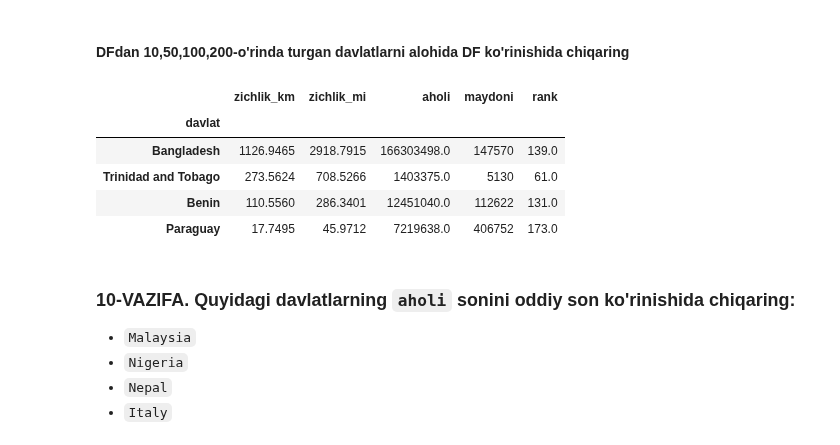
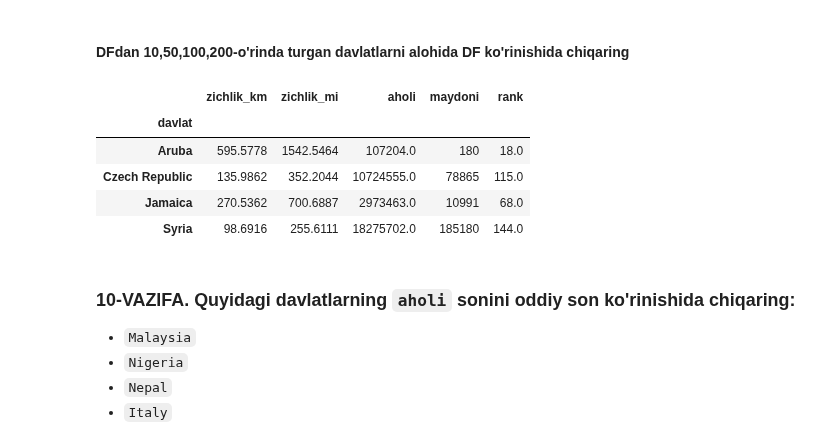
Before and after one commit to izzat-ai/learning-ai, a Jupyter notebook: pandas/practice/pandas_pracitce3.ipynb, the cells around one changed output. Drawn from its saved outputs; the diff is of its cells as text; code cells hidden in the pictures.

```diff
--- a/pandas/practice/pandas_pracitce3.ipynb
+++ b/pandas/practice/pandas_pracitce3.ipynb
@@ -125,3 +107,5 @@ df.sort_index()
+# %%
+df.sort_index(inplace=True)
 # %%
 #@title Kutilayotgan natija
 # %% [markdown]
@@ -242,15 +207,14 @@ df
 #### DFdan 10,50,100,200-o'rinda turgan davlatlarni alohida DF ko'rinishida chiqaring
 # %%
 # JAVOBNI SHUYERGA YOZING
-tort_davlat = df.iloc[[10, 50, 100, 200]]
-tort_davlat
+df.iloc[[10, 50, 100, 200]]
 # %% [output]
 |  | zichlik_km | zichlik_mi | aholi | maydoni | rank |
 | davlat |  |  |  |  |  |
-| Bangladesh | 1126.9465 | 2918.7915 | 166303498.0 | 147570 | 139.0 |
-| Trinidad and Tobago | 273.5624 | 708.5266 | 1403375.0 | 5130 | 61.0 |
-| Benin | 110.5560 | 286.3401 | 12451040.0 | 112622 | 131.0 |
-| Paraguay | 17.7495 | 45.9712 | 7219638.0 | 406752 | 173.0 |
+| Aruba | 595.5778 | 1542.5464 | 107204.0 | 180 | 18.0 |
+| Czech Republic | 135.9862 | 352.2044 | 10724555.0 | 78865 | 115.0 |
+| Jamaica | 270.5362 | 700.6887 | 2973463.0 | 10991 | 68.0 |
+| Syria | 98.6916 | 255.6111 | 18275702.0 | 185180 | 144.0 |
 # %%
 #@title O'xshash natija (boshqa qatorlar uchun)
 # %% [markdown]
```
Also changed, not shown: parts of 22 cells of this notebook.
